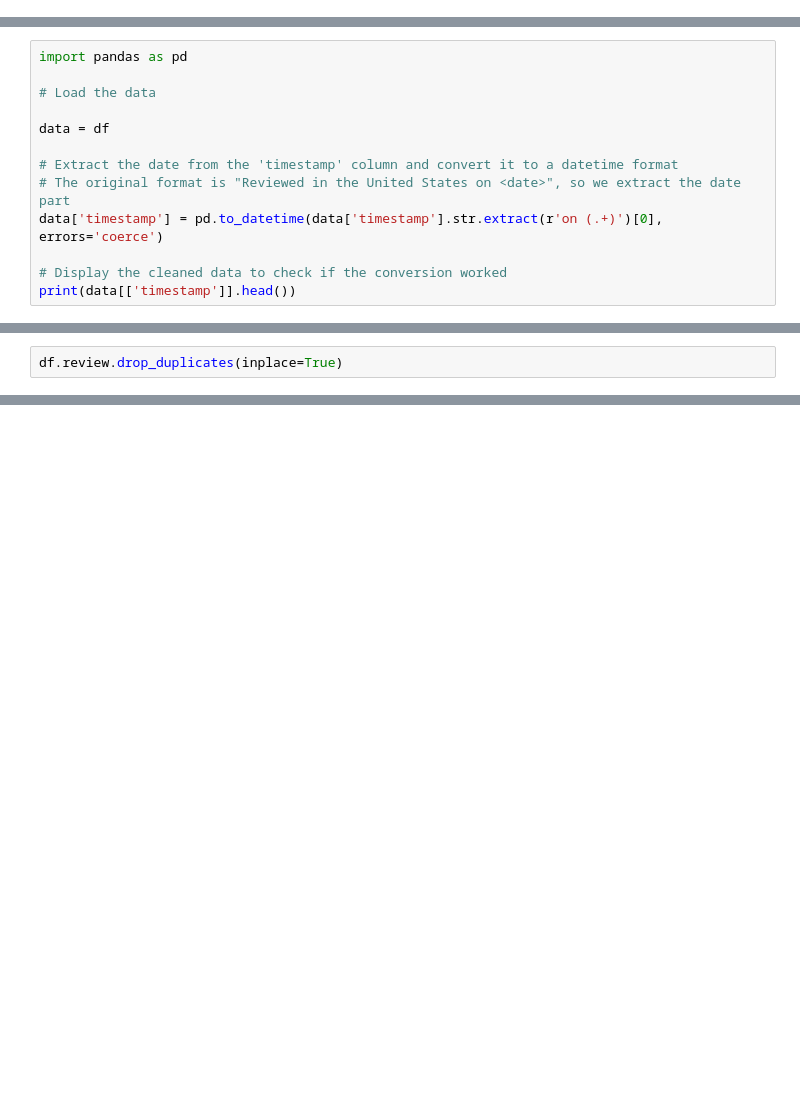
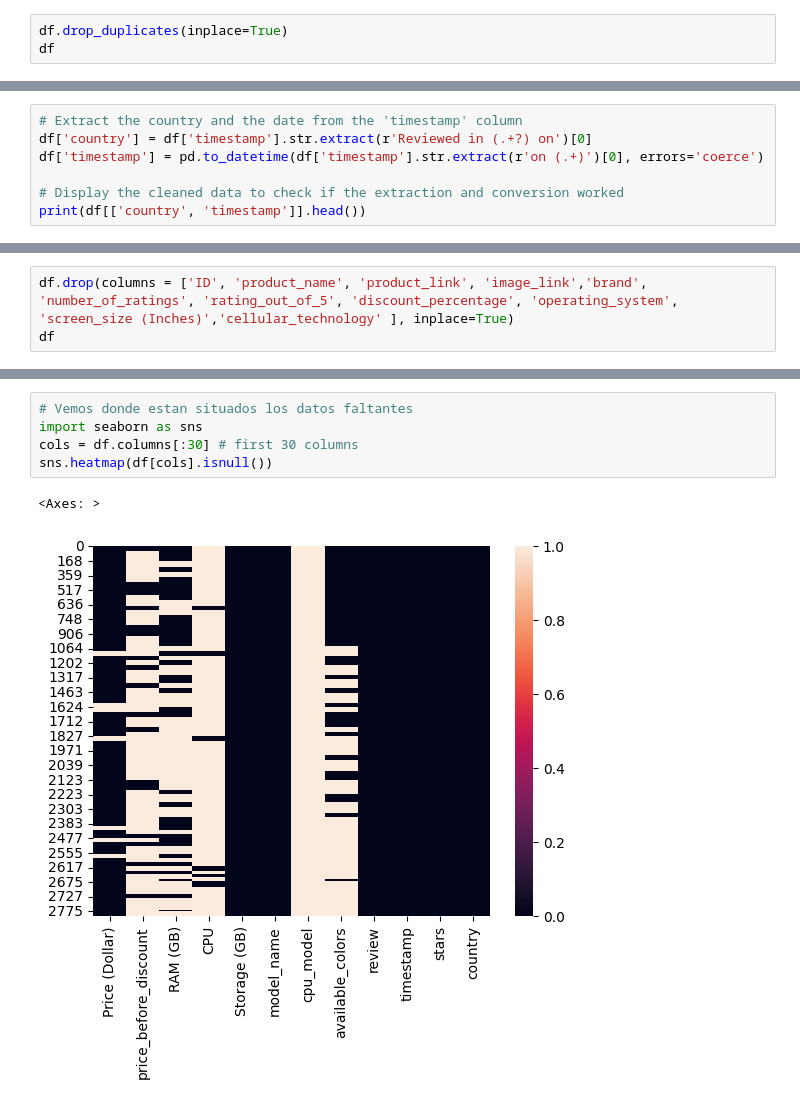
Before and after one commit to HugoFraile7/ProyectoDDCGrupoA, a Jupyter notebook: entrega2.ipynb, the cells around one changed output, grey strips where cells are left out. Saved outputs shown, nothing was run; the diff lists cells and outputs as text; blank space fills up the shorter version.

Commit message:
procesado de datos estructurados y limpieza

```diff
--- a/entrega2.ipynb
+++ b/entrega2.ipynb
@@ -9,0 +19,3 @@ df.iloc[[0, 10]].drop_duplicates()
+# %%
+df.drop_duplicates(inplace=True)
+df
@@ -10,14 +36,8 @@ df.iloc[[0, 10]].drop_duplicates()
 # %%
-import pandas as pd
+# Extract the country and the date from the 'timestamp' column
+df['country'] = df['timestamp'].str.extract(r'Reviewed in (.+?) on')[0]
+df['timestamp'] = pd.to_datetime(df['timestamp'].str.extract(r'on (.+)')[0], errors='coerce')
 
-# Load the data
-
-data = df
-
-# Extract the date from the 'timestamp' column and convert it to a datetime format
-# The original format is "Reviewed in the United States on <date>", so we extract the date part
-data['timestamp'] = pd.to_datetime(data['timestamp'].str.extract(r'on (.+)')[0], errors='coerce')
-
-# Display the cleaned data to check if the conversion worked
-print(data[['timestamp']].head())
+# Display the cleaned data to check if the extraction and conversion worked
+print(df[['country', 'timestamp']].head())
 # %% [output]
@@ -56,2 +49,0 @@ plt.show()
-# %%
-df.review.drop_duplicates(inplace=True)
@@ -70,0 +66,3 @@ Name: review, Length: 633, dtype: object
+# %%
+df.drop(columns = ['ID', 'product_name', 'product_link', 'image_link','brand', 'number_of_ratings', 'rating_out_of_5', 'discount_percentage', 'operating_system', 'screen_size (Inches)','cellular_technology' ], inplace=True)
+df
@@ -70,0 +83,8 @@ Name: review, Length: 633, dtype: object
+# %%
+# Vemos donde estan situados los datos faltantes
+import seaborn as sns
+cols = df.columns[:30] # first 30 columns
+sns.heatmap(df[cols].isnull())
+# %% [output]
+<Axes: >
+[figure, added]
```
Also changed, not shown: parts of 25 cells of this notebook, 3 other files.
